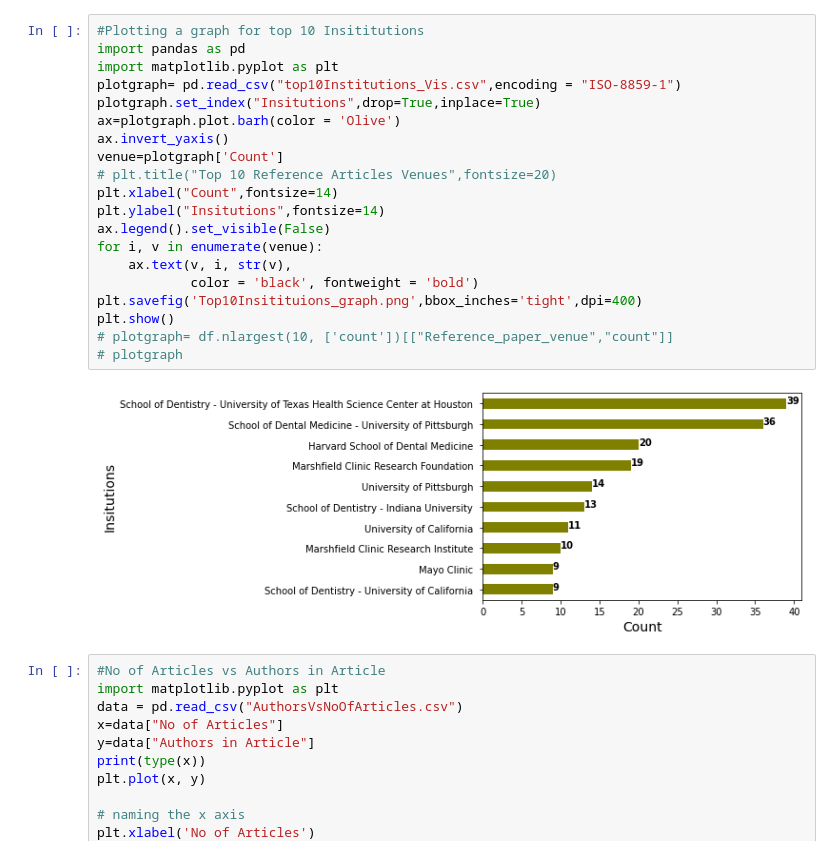
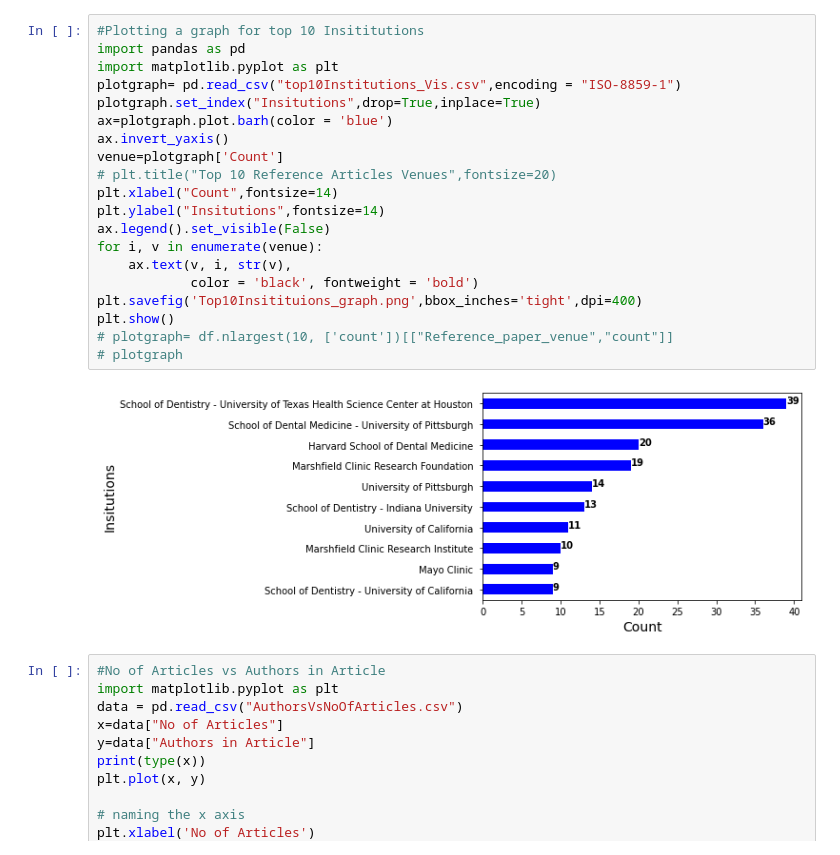
Before and after one commit to DentalInformatics/DentalInformatics, a Jupyter notebook: Visualizations.ipynb, the cells around one changed output. Saved outputs shown, nothing was run; the diff lists cells and outputs as text.

```diff
--- a/Visualizations.ipynb
+++ b/Visualizations.ipynb
@@ -3,25 +3,25 @@
 # %%
 #Plotting a graph for top 10 Insititutions
 import pandas as pd
 import matplotlib.pyplot as plt
 plotgraph= pd.read_csv("top10Institutions_Vis.csv",encoding = "ISO-8859-1")
 plotgraph.set_index("Insitutions",drop=True,inplace=True)
-ax=plotgraph.plot.barh(color = 'Olive')
+ax=plotgraph.plot.barh(color = 'blue')
 ax.invert_yaxis()
 venue=plotgraph['Count']
 # plt.title("Top 10 Reference Articles Venues",fontsize=20)
 plt.xlabel("Count",fontsize=14)
 plt.ylabel("Insitutions",fontsize=14)
 ax.legend().set_visible(False)
 for i, v in enumerate(venue):
     ax.text(v, i, str(v),
             color = 'black', fontweight = 'bold')
 plt.savefig('Top10Insitituions_graph.png',bbox_inches='tight',dpi=400)
 plt.show()
 # plotgraph= df.nlargest(10, ['count'])[["Reference_paper_venue","count"]]
 # plotgraph
 # %% [output]
-[figure, old version]
+[figure, new version]
 # %%
 #No of Articles vs Authors in Article
 import matplotlib.pyplot as plt
```
